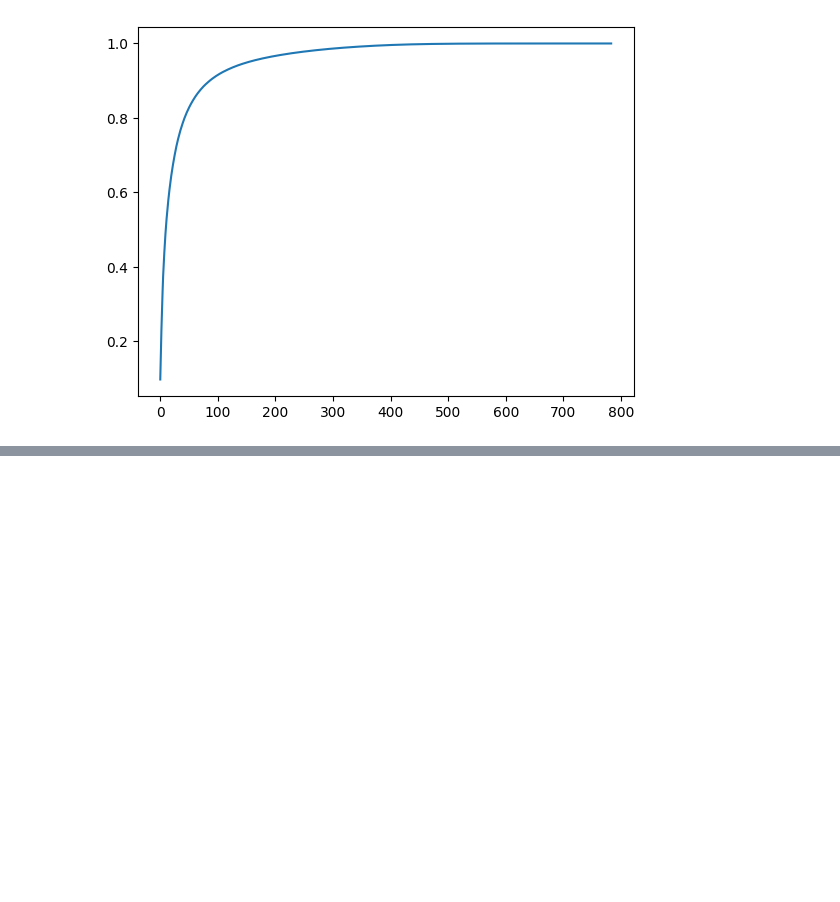
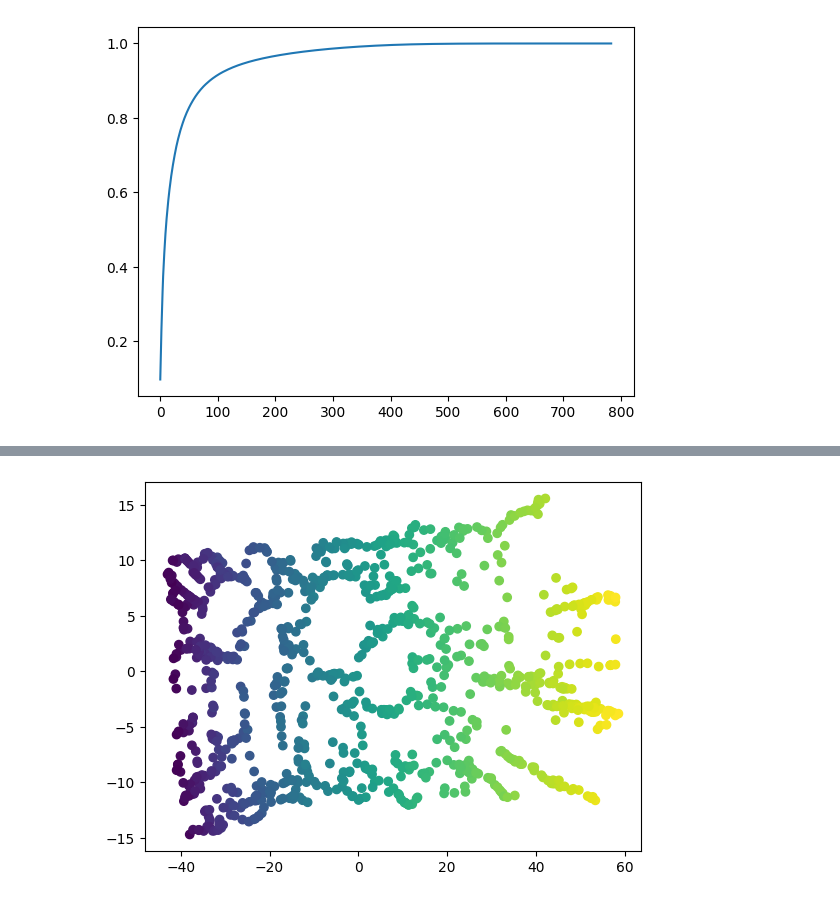
Before and after one commit to pppfkp/homl, a Jupyter notebook: homl/ch07_dimensionality.ipynb, the cells around one changed output, grey strips where cells are left out. Drawn from its saved outputs; the diff is of its cells as text; code cells hidden in the pictures; blank space fills up the shorter version.

```diff
--- a/homl/ch07_dimensionality.ipynb
+++ b/homl/ch07_dimensionality.ipynb
@@ -113,0 +252,5 @@ plt.plot(cumsum)
+# %%
+plt.scatter(X_unrolled[:,0], X_unrolled[:,1], c=t)
+plt.show()
+# %% [output]
+[figure, added]
```
Also changed, not shown: parts of 22 cells of this notebook, 1 other file.
